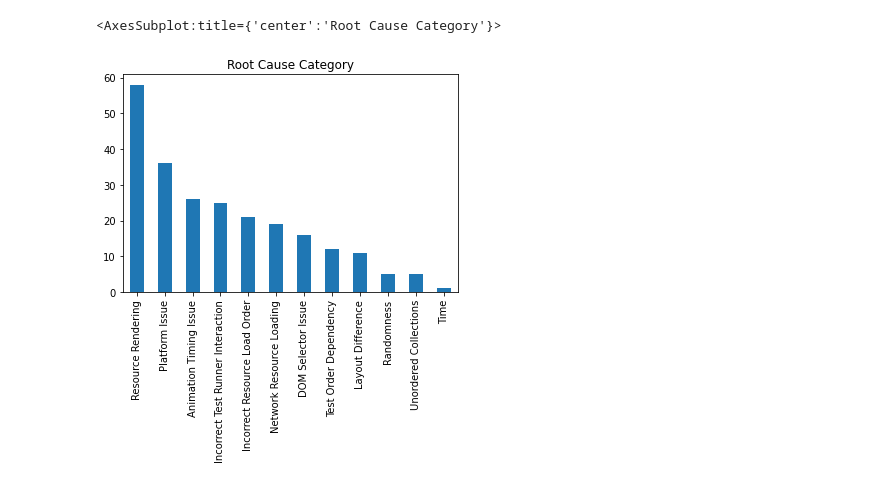
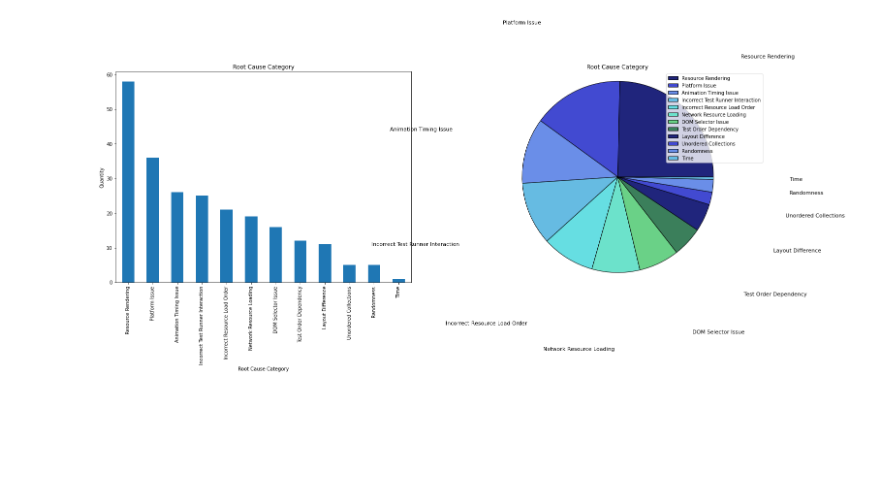
Before and after one commit to sorattorafa/ui-flakies-visualization, a Jupyter notebook: bars_and_pies.ipynb, the cells around one changed output. Saved outputs shown, nothing was run; the diff lists cells and outputs as text; code cells hidden in the pictures; blank space fills up the shorter version.

```diff
--- a/bars_and_pies.ipynb
+++ b/bars_and_pies.ipynb
@@ -2,7 +2,6 @@
 
 import matplotlib.pyplot as plt
 import pandas as pd
-import numpy as np
 from matplotlib.pyplot import pie, axis, show
 
 
@@ -10,7 +9,7 @@ dataset = pd.read_csv('dataset.csv',
     usecols=['Root Cause Category', 'Manifestation Category', 'Fix Category', 'How Fixed in Code'], sep=',')
 columns = dataset.columns.to_list()
 
-def make_plots(dataset, column, title):
+def make_quantity_plots(dataset, column, title):
 
     count = dataset[column].value_counts().values
     categories = dataset[column].value_counts().index
@@ -26,7 +25,7 @@ def make_plots(dataset, column, title):
     plt.pie(count,
             labels = list(categories),
             colors = ["#20257c", "#424ad1", "#6a8ee8", "#66bbe2", "#66dee2", "#6ce2cb", "#6ad187", "#3b7f5b"],
-            labeldistance = 1.5,
+            labeldistance = 1.8,
             wedgeprops = {"ec": "k"},
             textprops = {"fontsize": 11},
             )
@@ -49,6 +39,5 @@ dataset['Fix Category'].value_counts().plot(kind='pie', title='Fix Category', )
 # %%
 
-dataset['Root Cause Category'].value_counts().plot(kind='bar', title='Root Cause Category')
+make_quantity_plots(dataset, 'Root Cause Category', 'Root Cause Category')
 # %% [output]
-<AxesSubplot:title={'center':'Root Cause Category'}>
-[figure, old version]
+[figure, new version]
```
Also changed, not shown: parts of 8 cells of this notebook.
